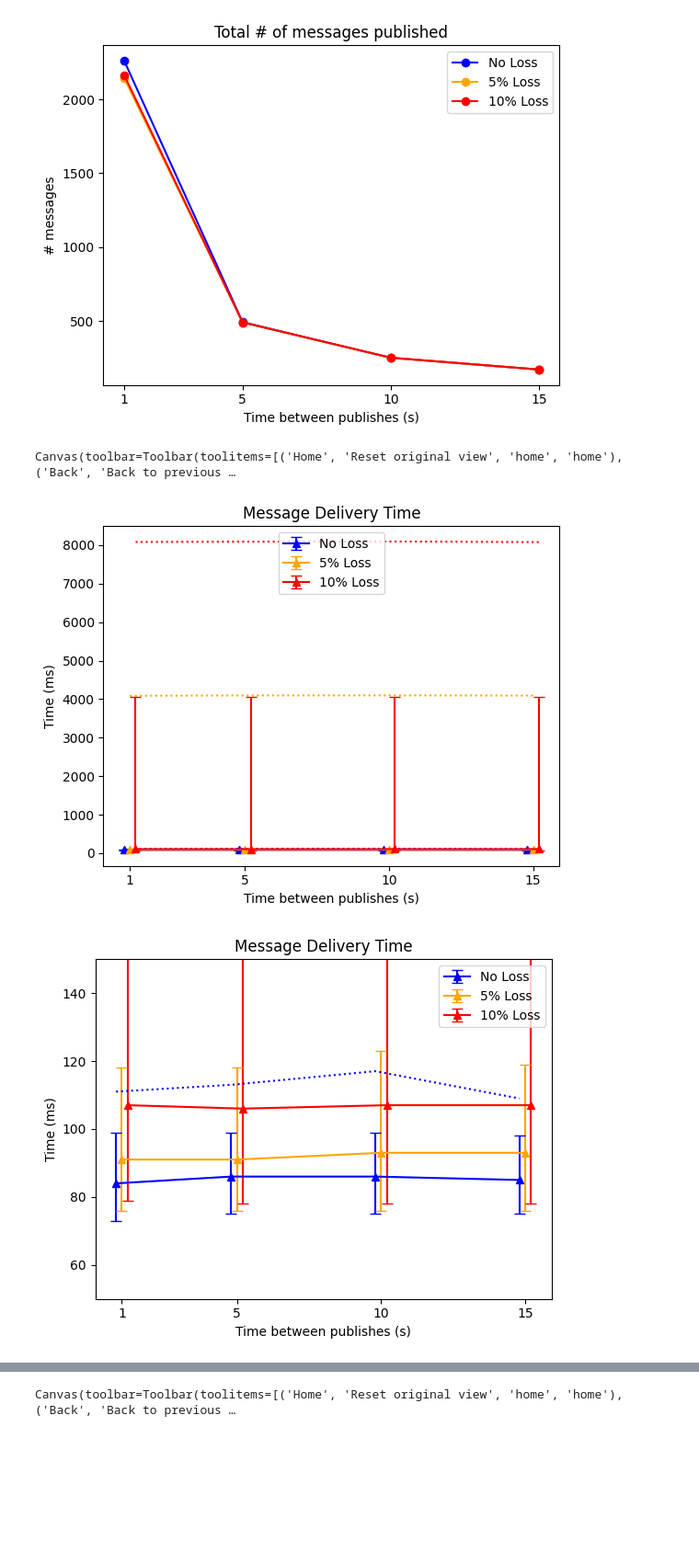
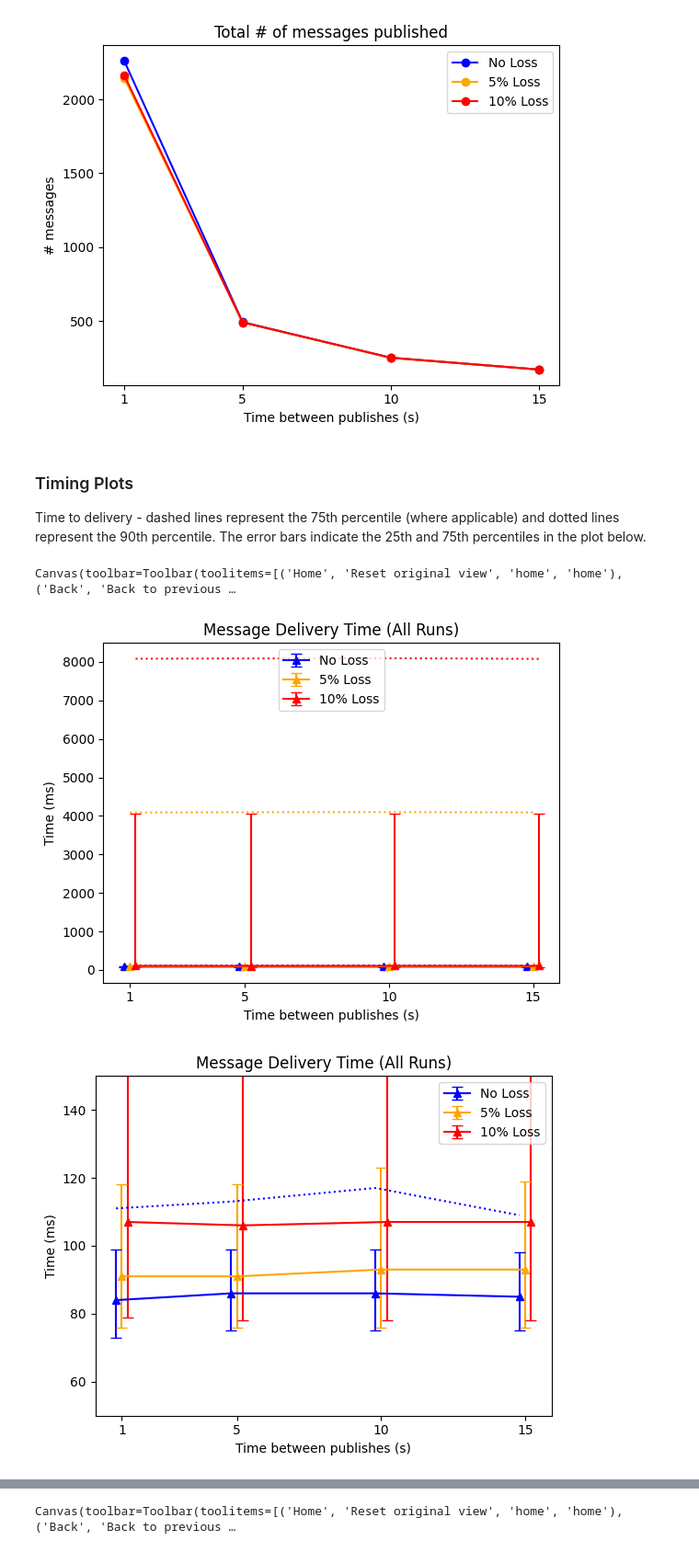
Before and after one commit to pulsejet/ndn-sync-eval, a Jupyter notebook: svs/SVS.ipynb, the cells around one changed output, grey strips where cells are left out. Shown: that part at 92% size. Saved outputs shown, nothing was run; the diff lists cells and outputs as text; code cells hidden in the pictures; blank space fills up the shorter version.

Commit message:
Add more graphs to SVS

```diff
--- a/svs/SVS.ipynb
+++ b/svs/SVS.ipynb
@@ -27,6 +27,9 @@ Process all log files
 def process_log(LOG_PREFIX):
     # Data variables
     TIMING_DATA[LOG_PREFIX] = [[] for x in PUB_TIMING_VALS]
+    TIMING_DATA_50[LOG_PREFIX] = [[] for x in PUB_TIMING_VALS]
+    TIMING_DATA_75[LOG_PREFIX] = [[] for x in PUB_TIMING_VALS]
+    TIMING_DATA_90[LOG_PREFIX] = [[] for x in PUB_TIMING_VALS]
     SYNC_INT_DATA[LOG_PREFIX] = [[] for x in PUB_TIMING_VALS]
     SUCCESS_DATA[LOG_PREFIX] = [[] for x in PUB_TIMING_VALS]
     NUM_PUBLISHED_DATA[LOG_PREFIX] = [[] for x in PUB_TIMING_VALS]
@@ -69,6 +72,8 @@ def process_log(LOG_PREFIX):
                     if 'SEND_SYNC_INT' in m[0]:
                         SYNC_INTS += 1
 
+            local_timing_data = []
+
             for msg in RECIEVES:
                 if msg not in PUBLISHES:
                     print(msg, 'was received and never published :)')
@@ -82,8 +87,16 @@ def process_log(LOG_PREFIX):
                 if publisher not in PUBLISHING_NODES:
                     PUBLISHING_NODES.append(publisher)
 
+                # Store global and local timing values
                 TIMING_DATA[LOG_PREFIX][i_t].extend(deltas)
+                local_timing_data.extend(deltas)
 
+            # Get percentile global timing values
+            TIMING_DATA_50[LOG_PREFIX][i_t].append(np.percentile(local_timing_data, 50))
+            TIMING_DATA_75[LOG_PREFIX][i_t].append(np.percentile(local_timing_data, 75))
+            TIMING_DATA_90[LOG_PREFIX][i_t].append(np.percentile(local_timing_data, 90))
+
+            # Other metrics
             SYNC_INT_DATA[LOG_PREFIX][i_t].append(SYNC_INTS / len(PUBLISHES))
             SUCCESS_DATA[LOG_PREFIX][i_t].append((len([x for k in RECIEVES for x in RECIEVES[k]['times']]) / (NUM_NODES - 1)) / len(PUBLISHES))
             NUM_PUBLISHED_DATA[LOG_PREFIX][i_t].append(len(PUBLISHES))
@@ -172,7 +190,7 @@ plt.close()
 Canvas(toolbar=Toolbar(toolitems=[('Home', 'Reset original view', 'home', 'home'), ('Back', 'Back to previous …
 [figure]
 # %%
-def do_plots(glob_data, ax, ninety=False):
+def do_plots(glob_data, ax, ninety=False, fmt='-^', label=True):
     for i, LOG_PREFIX in enumerate(LOG_PREFIXES):
         data = glob_data[LOG_PREFIX]
         d = [np.percentile(x, 50) for x in data]
@@ -181,27 +199,32 @@ def do_plots(glob_data, ax, ninety=False):
 
         trans = Affine2D().translate(-0.2+0.2 * i, 0.0) + ax.transData
         ax.errorbar(PUB_TIMING_VALS_SEC, d, yerr=[yl, yu],
-                    fmt='-^', color=COLORS[i], transform=trans,
-                    solid_capstyle='projecting', capsize=4, label=LOG_PREFIX_LABELS[i])
+                    fmt=fmt, color=COLORS[i], transform=trans,
+                    solid_capstyle='projecting', capsize=4,
+                    label=LOG_PREFIX_LABELS[i] if label else None)
 
         if ninety:
             ax.plot(PUB_TIMING_VALS_SEC, [np.percentile(x, 90) for x in data], ':',
                     color=COLORS[i], transform=trans)
+# %% [markdown]
+### Timing Plots
+
+Time to delivery - dashed lines represent the 75th percentile (where applicable) and dotted lines represent the 90th percentile. The error bars indicate the 25th and 75th percentiles in the plot below.
 # %%
 fig, ax = plt.subplots()
-ax.set_title('Message Delivery Time')
+ax.set_title('Message Delivery Time (All Runs)')
 ax.set_ylabel('Time (ms)')
 ax.set_xlabel('Time between publishes (s)')
 ax.set_xticks(PUB_TIMING_VALS_SEC)
 
 do_plots(TIMING_DATA, ax, ninety=True)
 
 ax.legend()
 display(fig)
 ax.set_ylim(50, 150)
 display(fig)
 plt.close()
 # %% [output]
 Canvas(toolbar=Toolbar(toolitems=[('Home', 'Reset original view', 'home', 'home'), ('Back', 'Back to previous …
-[figure, old version]
+[figure, new version]
-[figure, old version]
+[figure, new version]
```
Also changed, not shown: parts of 8 cells of this notebook.
